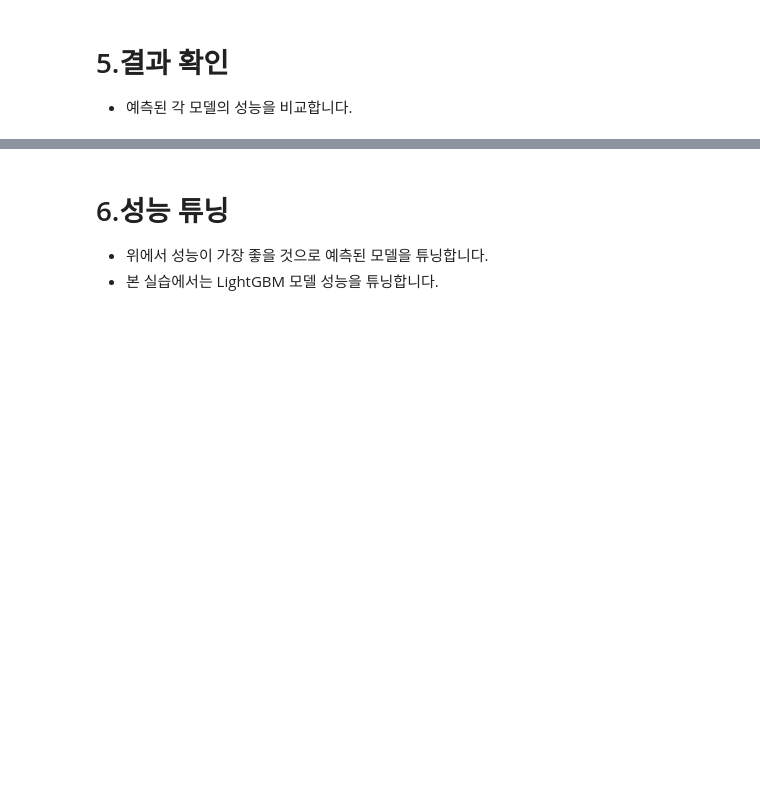
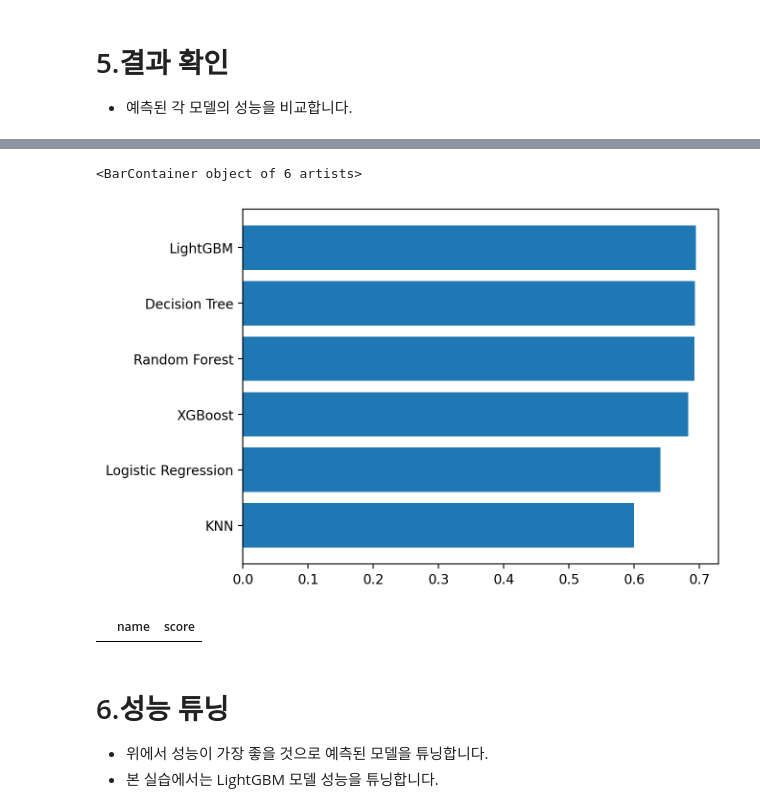
Before and after one commit to hon3538/KT_AIVLE, a Jupyter notebook: 머신러닝/익히기/종합실습_02_Mobile.ipynb, the cells around one changed output, grey strips where cells are left out. Saved outputs shown, nothing was run; the diff lists cells and outputs as text; code cells hidden in the pictures; blank space fills up the shorter version.

```diff
--- a/머신러닝/익히기/종합실습_02_Mobile.ipynb
+++ b/머신러닝/익히기/종합실습_02_Mobile.ipynb
@@ -181,3 +280,4 @@ result['Random Forest'] = cv_score.mean()
 - XGBoost 알고리즘으로 모델링하고 K-Fold CV로 성능을 검증합니다.
 # %%
 # 선언하기
+model = XGBClassifier(max_depth=5)
@@ -187,0 +284,3 @@ result['Random Forest'] = cv_score.mean()
+# %%
+# 성능예측
+cv_score = cross_val_score(model, X_train, y_train, cv=10)
@@ -200,0 +302,6 @@ result['XGBoost'] = cv_score.mean()
+# %%
+# 선언하기
+model = LGBMClassifier(max_depth=5, verbose=-1)
+# %%
+# 성능예측
+cv_score = cross_val_score(model, X_train, y_train, cv=10)
@@ -218,3 +344,19 @@ plt.show()
+# %%
+df = pd.DataFrame({
+    'name':list(result),
+    'score':result.values()
+})
+df.sort_values(by='score', ascending=True, inplace=True)
+
+plt.barh(df['name'], df['score'])
+# %% [output]
+<BarContainer object of 6 artists>
+[figure, added]
+# %%
+# dataframe
+pd.DataFrame(result, columns = ['name','score'])
+# %% [output]
+|  | name | score |
 # %% [markdown]
 # 6.성능 튜닝
 
```
Also changed, not shown: parts of 48 cells of this notebook, 3 other files.
